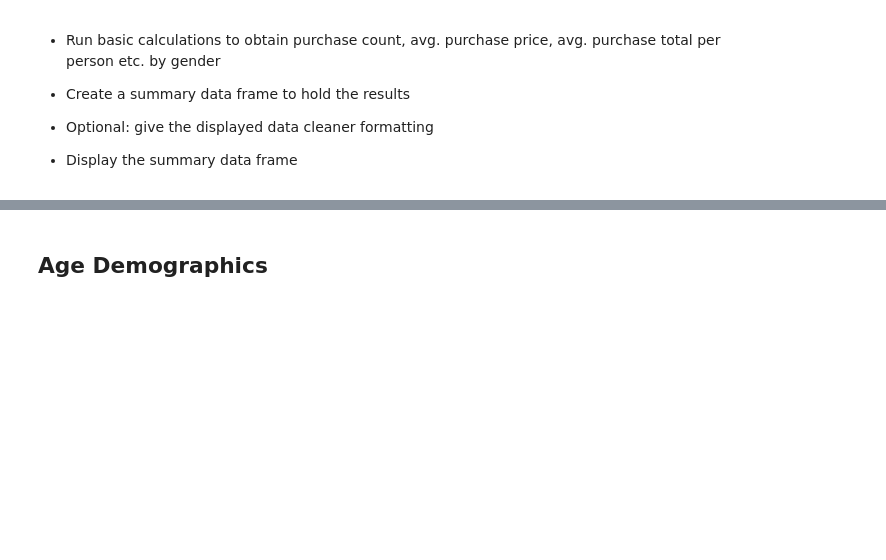
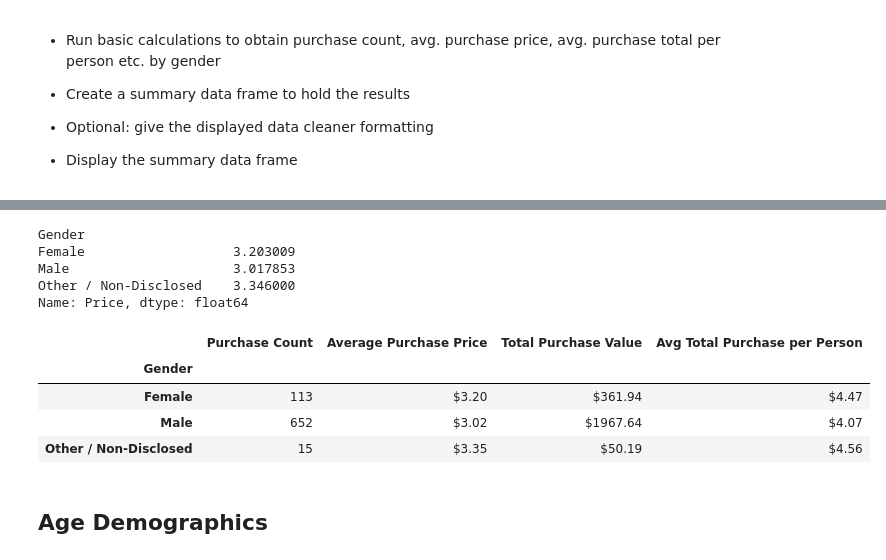
Before and after one commit to fasahathsyeda/pandas-challenge, a Jupyter notebook: HeroesOfPymoli/HeroesOfPymoli.ipynb, the cells around one changed output, grey strips where cells are left out. Saved outputs shown, nothing was run; the diff lists cells and outputs as text; code cells hidden in the pictures; blank space fills up the shorter version.

Commit message:
doing genderdemographics and purchaseanalysis(gender)

```diff
--- a/HeroesOfPymoli/HeroesOfPymoli.ipynb
+++ b/HeroesOfPymoli/HeroesOfPymoli.ipynb
@@ -80,8 +82,8 @@ pd.DataFrame({"Number of Unique Items" : [len(unique_items)],"Average Price" : [
 # %%
 duplicate_drop= purchase_data.drop_duplicates(["SN"])
 duplicate_drop.shape
-gender_group = duplicate_drop.groupby(["Gender"])
-gender_group.head(10)
+gender_group_unique = duplicate_drop.groupby(["Gender"])
+gender_group_unique.head(10)
 # %% [output]
 |  | Purchase ID | SN | Age | Gender | Item ID | Item Name | Price |
 | 0 | 0 | Lisim78 | 20 | Male | 108 | Extraction, Quickblade Of Trembli... | 3.53 |
@@ -140,3 +134,41 @@ gender_group_df.style.hide_index()
+# %%
+gender_group=purchase_data.groupby(["Gender"])
+gender_group.head()
+gender_group["Purchase ID"].count()
+gender_group["Price"].mean()
+#gender_group["Purchase ID"].count()
+#gender_group["Gender"].count()
+# %% [output]
+Gender
+Female                   3.203009
+Male                     3.017853
+Other / Non-Disclosed    3.346000
+Name: Price, dtype: float64
+# %%
+
+purchase_analysis_gender=pd.DataFrame()
+
+
+purchase_analysis_gender["Purchase Count"]=gender_group["Purchase ID"].count()
+
+Total_purchase=gender_group["Price"].sum()
+purchase_analysis_gender["Average Purchase Price"]=(gender_group["Price"].mean()).map("${:.2f}".format)
+purchase_analysis_gender["Total Purchase Value"]=(gender_group["Price"].sum()).map("${:.2f}".format)
+purchase_analysis_gender["Avg Total Purchase per Person"]=(Total_purchase/gender_group_unique["Gender"].count()).map("${:.2f}".format)
+
+#purchase_analysis_gender=purchase_analysis_gender.rename(columns={"Purchase ID": "Purchase Count"})
+#purchase_analysis_gender
+#Total_purchase=gender_group["Price"].sum()
+#purchase_analysis_gender["Average Purchase Price"]=(Total_purchase/gender_group["Purchase ID"].count()).map("${:.2f}".format)
+#purchase_analysis_gender["Total Purchase Value"]=(Total_purchase).map("${:.2f}".format)
+#purchase_analysis_gender["Avg Total Purchase per Person"]=(Total_purchase/gender_group["Gender"].count()).map("${:.2f}".format)
+purchase_analysis_gender
+# %% [output]
+|  | Purchase Count | Average Purchase Price | Total Purchase Value | Avg Total Purchase per Person |
+| Gender |  |  |  |  |
+| Female | 113 | $3.20 | $361.94 | $4.47 |
+| Male | 652 | $3.02 | $1967.64 | $4.07 |
+| Other / Non-Disclosed | 15 | $3.35 | $50.19 | $4.56 |
 # %% [markdown]
 ## Age Demographics
 # %% [markdown]
```
Also changed, not shown: parts of 8 cells of this notebook.
